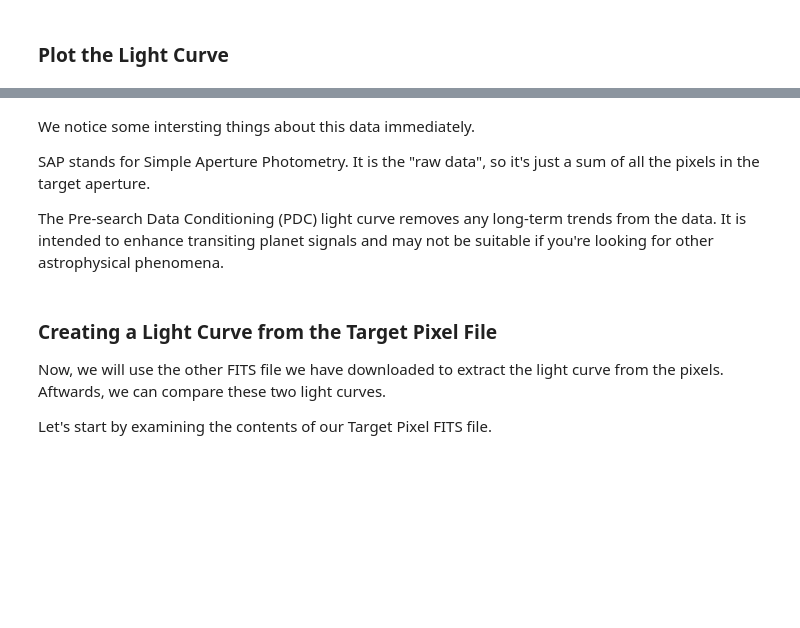
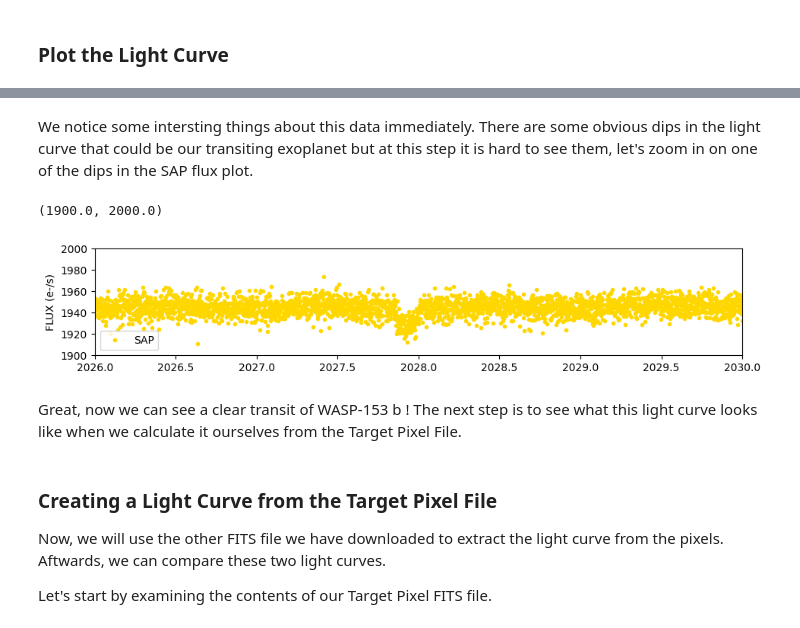
Before and after one commit to spacetelescope/project-tikebook, a Jupyter notebook: notebooks/01-lightcurves/01-Lightcurves.ipynb, the cells around one changed output, grey strips where cells are left out. Saved outputs shown, nothing was run; the diff lists cells and outputs as text; code cells hidden in the pictures; blank space fills up the shorter version.

```diff
--- a/notebooks/01-lightcurves/01-Lightcurves.ipynb
+++ b/notebooks/01-lightcurves/01-Lightcurves.ipynb
@@ -68,6 +72,6 @@ Let's get started by searching for TESS time series Observations of HD 21749.
 # %%
 # Query for TESS time series Observations of our target
-TESS_table = Observations.query_criteria(objectname="HD 21749"
+TESS_table = Observations.query_criteria(objectname="WASP-153"
                                          , obs_collection="TESS"
                                          , dataproduct_type='timeseries'
                                          )
@@ -82,4 +86,4 @@ filtered = Observations.filter_products(data_products, productType="SCIENCE")
 cols = ['obs_id', 'description', 'productSubGroupDescription']
 
 # Look at the first five rows of the filtered results
-filtered[0:5][cols]
+filtered[0:10][cols]
@@ -92,19 +110,16 @@ A Light Curve (LC) is a more processed version of a TPF, with target brightness
 
 Let's explore these two file types in more detail by choosing an example Observation.
 # %%
-# We're fixing our example by providing the observation id
-ex_id = "tess2018206045859-s0001-0000000279741379-0120-s"
+#We can get an exact id from our table we quieried above
+ex_id = "tess2020160202036-s0026-0000000157586003-0188-s"
 
 # Get the light curve files
 lc_prod = Observations.filter_products(data_products
-                                      , obs_id = ex_id    # choosing a reproducable example
+                                      , obs_id = ex_id
                                       , productSubGroupDescription = "LC")
 
 # Get the target pixel files
 tp_prod = Observations.filter_products(data_products
-                                       , obs_id = ex_id    # Using the same example as above
+                                       , obs_id = ex_id    # Using the same id as above
                                        , productSubGroupDescription = "TP")
-
-# Display the lc file as an example
-lc_prod[cols]
 # %% [markdown]
@@ -157,9 +209,19 @@ plt.xlabel('TIME  (BJD-2457000)')
 # %% [markdown]
-We notice some intersting things about this data immediately.
-
-SAP stands for Simple Aperture Photometry. It is the "raw data", so it's just a sum of all the pixels in the target aperture.
-
-The Pre-search Data Conditioning (PDC) light curve removes any long-term trends from the data. It is intended to enhance transiting planet signals and may not be suitable if you're looking for other astrophysical phenomena.
+We notice some intersting things about this data immediately. There are some obvious dips in the light curve that could be our transiting exoplanet but at this step it is hard to see them, let's zoom in on one of the dips in the SAP flux plot.
+# %%
+fig = plt.figure(figsize = (11,4))
+
+fig.add_subplot(211)
+plt.plot(time_lc, sapflux,'.', label = 'SAP', color = "gold")
+plt.legend(loc = 'lower left')
+plt.ylabel("FLUX (e-/s)")
+plt.xlim(2026,2030)
+plt.ylim(1900,2000)
+# %% [output]
+(1900.0, 2000.0)
+[figure, added]
+# %% [markdown]
+Great, now we can see a clear transit of WASP-153 b ! The next step is to see what this light curve looks like when we calculate it ourselves from the Target Pixel File.
 # %% [markdown]
 ### Creating a Light Curve from the Target Pixel File
 
```
Also changed, not shown: parts of 22 cells of this notebook.
